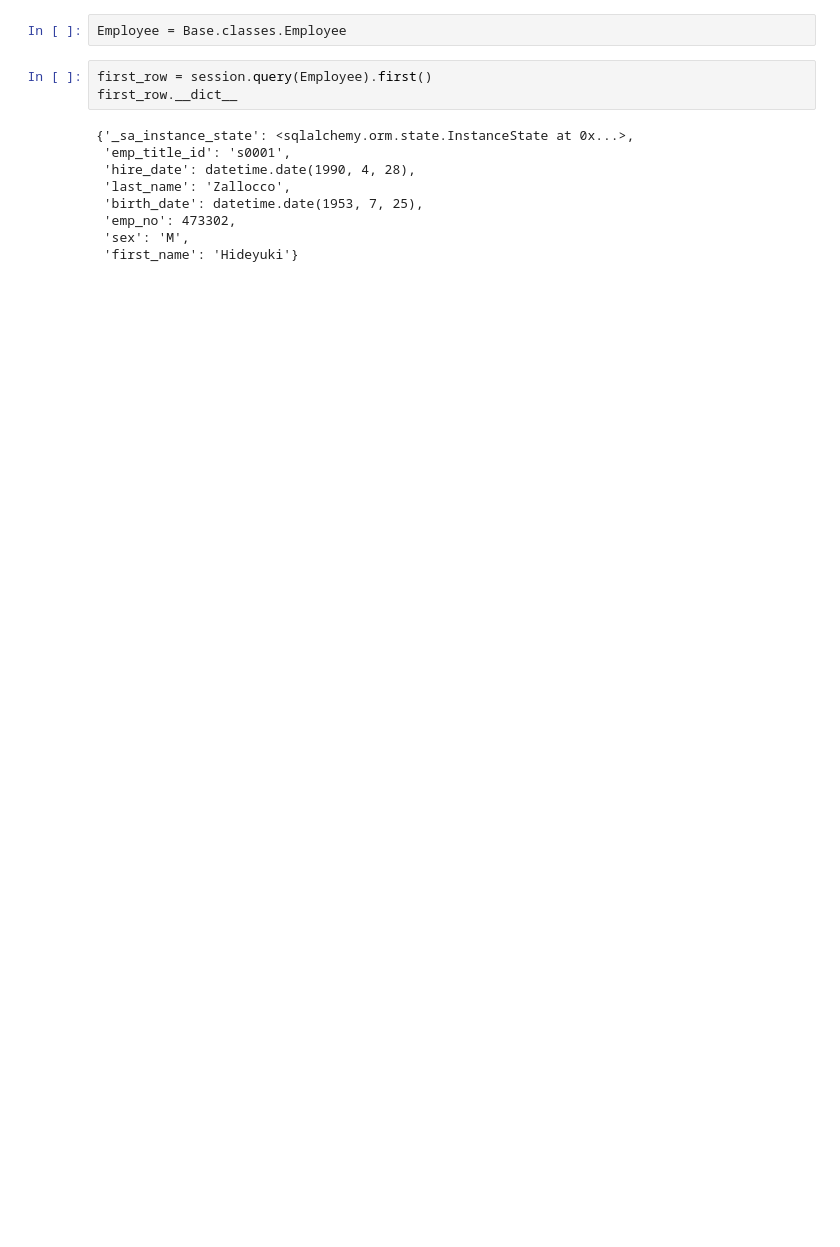
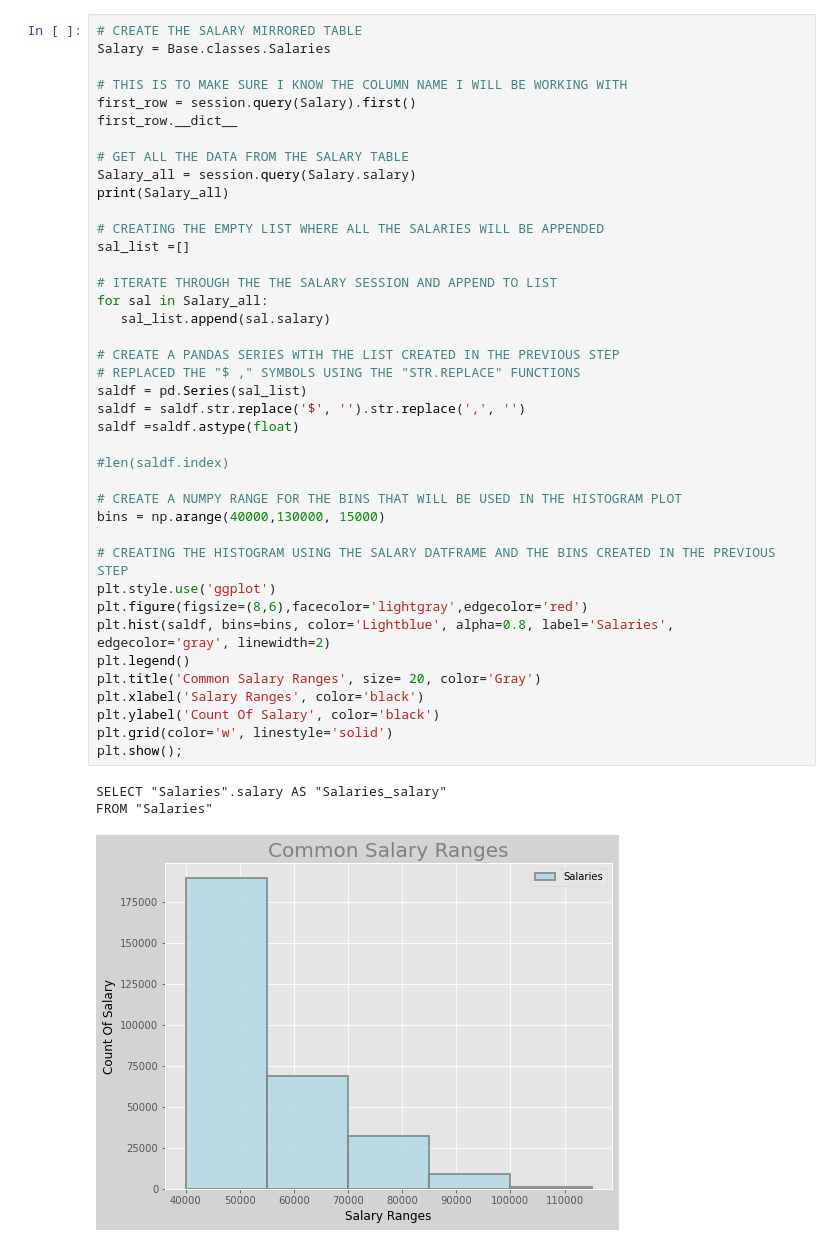
Before and after one commit to Jorgehdzdata/SQL-CHALLENGE, a Jupyter notebook: Bonus_SQLALCHEMY.ipynb, the cells around one changed output. Cells and saved outputs as stored; diff of their text form; blank space fills up the shorter version.

Commit message:
Pushing last final changes

```diff
--- a/Bonus_SQLALCHEMY.ipynb
+++ b/Bonus_SQLALCHEMY.ipynb
@@ -26,17 +23,47 @@ session = Session(engine)
 Base.classes.keys()
 # %% [output]
 ['Dept_emp', 'Employee', 'Titles', 'Salaries', 'Departments', 'Dept_Manager']
-# %%
-Employee = Base.classes.Employee
-# %%
-first_row = session.query(Employee).first()
-first_row.__dict__
-# %% [output]
-{'_sa_instance_state': <sqlalchemy.orm.state.InstanceState at 0x...>,
- 'emp_title_id': 's0001',
- 'hire_date': datetime.date(1990, 4, 28),
- 'last_name': 'Zallocco',
- 'birth_date': datetime.date(1953, 7, 25),
- 'emp_no': 473302,
- 'sex': 'M',
- 'first_name': 'Hideyuki'}
+# %%
+# CREATE THE SALARY MIRRORED TABLE
+Salary = Base.classes.Salaries
+
+# THIS IS TO MAKE SURE I KNOW THE COLUMN NAME I WILL BE WORKING WITH
+first_row = session.query(Salary).first()
+first_row.__dict__
+
+# GET ALL THE DATA FROM THE SALARY TABLE
+Salary_all = session.query(Salary.salary)
+print(Salary_all)
+
+# CREATING THE EMPTY LIST WHERE ALL THE SALARIES WILL BE APPENDED
+sal_list =[]
+
+# ITERATE THROUGH THE THE SALARY SESSION AND APPEND TO LIST
+for sal in Salary_all:
+   sal_list.append(sal.salary)
+
+# CREATE A PANDAS SERIES WTIH THE LIST CREATED IN THE PREVIOUS STEP
+# REPLACED THE "$ ," SYMBOLS USING THE "STR.REPLACE" FUNCTIONS
+saldf = pd.Series(sal_list)
+saldf = saldf.str.replace('$', '').str.replace(',', '')
+saldf =saldf.astype(float)
+
+#len(saldf.index)
+
+# CREATE A NUMPY RANGE FOR THE BINS THAT WILL BE USED IN THE HISTOGRAM PLOT
+bins = np.arange(40000,130000, 15000)
+
+# CREATING THE HISTOGRAM USING THE SALARY DATFRAME AND THE BINS CREATED IN THE PREVIOUS STEP
+plt.style.use('ggplot')
+plt.figure(figsize=(8,6),facecolor='lightgray',edgecolor='red')
+plt.hist(saldf, bins=bins, color='Lightblue', alpha=0.8, label='Salaries', edgecolor='gray', linewidth=2)
+plt.legend()
+plt.title('Common Salary Ranges', size= 20, color='Gray')
+plt.xlabel('Salary Ranges', color='black')
+plt.ylabel('Count Of Salary', color='black')
+plt.grid(color='w', linestyle='solid')
+plt.show();
+# %% [output]
+SELECT "Salaries".salary AS "Salaries_salary"
+FROM "Salaries"
+[figure, added]
```
Also changed, not shown: parts of 5 cells of this notebook, 1 other file.
